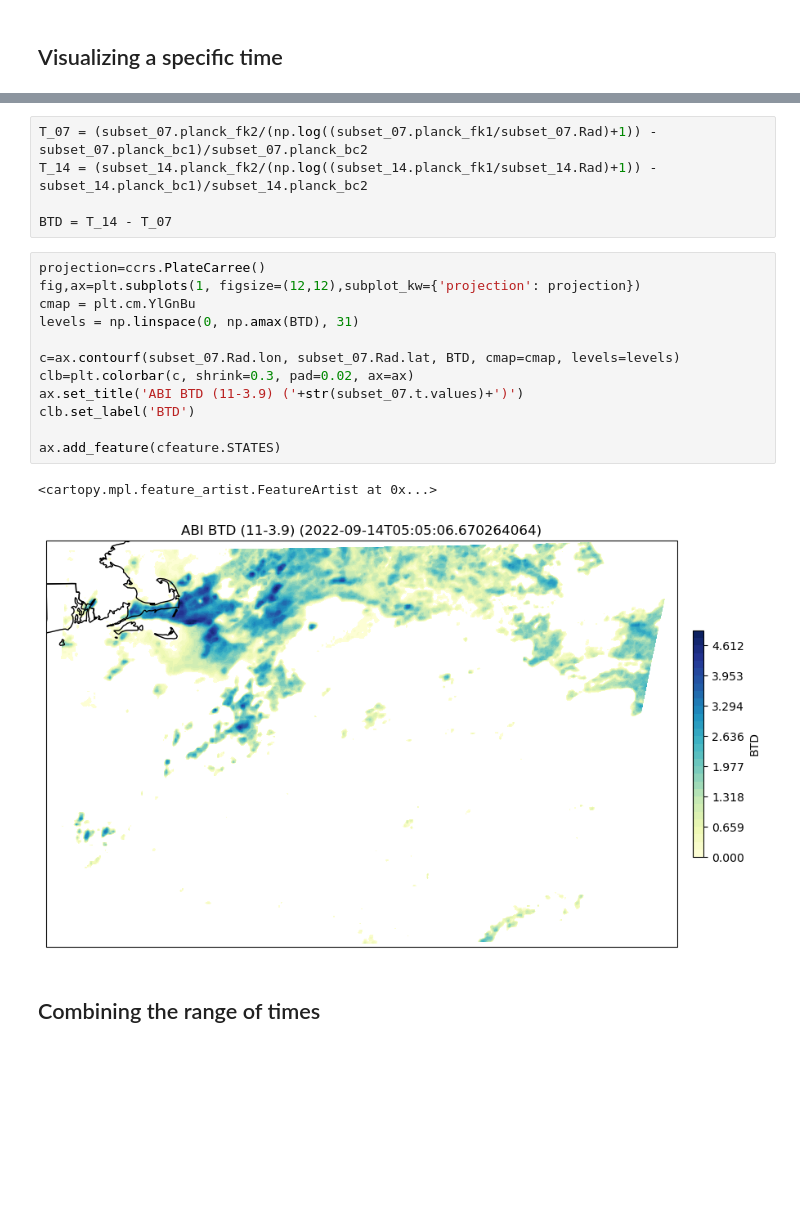
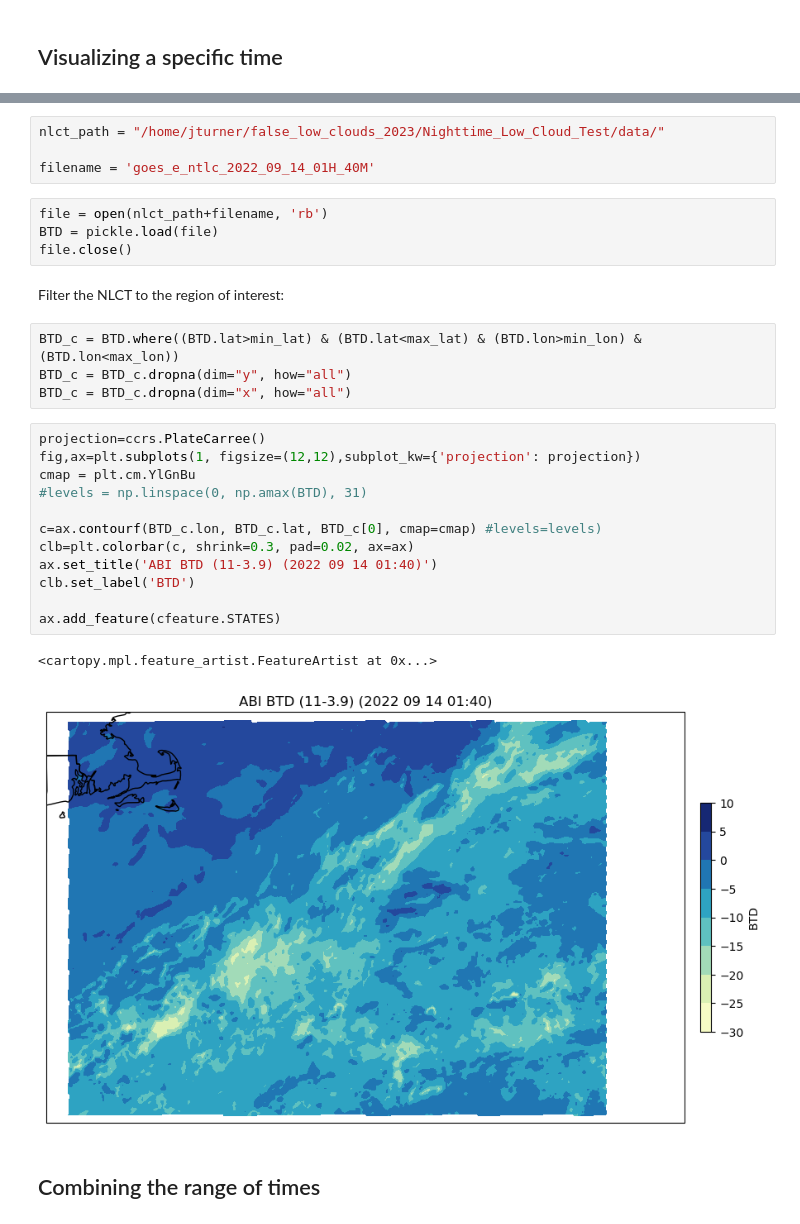
Before and after one commit to jesseturner/FalseLowClouds, a Jupyter notebook: Static_Features/Static_Features_ABI.ipynb, the cells around one changed output, grey strips where cells are left out. Drawn from its saved outputs; the diff is of its cells as text; blank space fills up the shorter version.

Commit message:
New processing of ABI data

```diff
--- a/Static_Features/Static_Features_ABI.ipynb
+++ b/Static_Features/Static_Features_ABI.ipynb
@@ -109,23 +27,32 @@ $$
-# %%
-T_07 = (subset_07.planck_fk2/(np.log((subset_07.planck_fk1/subset_07.Rad)+1)) - subset_07.planck_bc1)/subset_07.planck_bc2
-T_14 = (subset_14.planck_fk2/(np.log((subset_14.planck_fk1/subset_14.Rad)+1)) - subset_14.planck_bc1)/subset_14.planck_bc2
-
-BTD = T_14 - T_07
+# %%
+nlct_path = "/home/jturner/false_low_clouds_2023/Nighttime_Low_Cloud_Test/data/"
+
+filename = 'goes_e_ntlc_2022_09_14_01H_40M'
+# %%
+file = open(nlct_path+filename, 'rb')
+BTD = pickle.load(file)
+file.close()
+# %% [markdown]
+Filter the NLCT to the region of interest:
+# %%
+BTD_c = BTD.where((BTD.lat>min_lat) & (BTD.lat<max_lat) & (BTD.lon>min_lon) & (BTD.lon<max_lon))
+BTD_c = BTD_c.dropna(dim="y", how="all")
+BTD_c = BTD_c.dropna(dim="x", how="all")
 # %%
 projection=ccrs.PlateCarree()
 fig,ax=plt.subplots(1, figsize=(12,12),subplot_kw={'projection': projection})
 cmap = plt.cm.YlGnBu
-levels = np.linspace(0, np.amax(BTD), 31)
+#levels = np.linspace(0, np.amax(BTD), 31)
 
-c=ax.contourf(subset_07.Rad.lon, subset_07.Rad.lat, BTD, cmap=cmap, levels=levels)
+c=ax.contourf(BTD_c.lon, BTD_c.lat, BTD_c[0], cmap=cmap) #levels=levels)
 clb=plt.colorbar(c, shrink=0.3, pad=0.02, ax=ax)
-ax.set_title('ABI BTD (11-3.9) ('+str(subset_07.t.values)+')')
+ax.set_title('ABI BTD (11-3.9) (2022 09 14 01:40)')
 clb.set_label('BTD')
 
 ax.add_feature(cfeature.STATES)
 # %% [output]
 <cartopy.mpl.feature_artist.FeatureArtist at 0x...>
-[figure, old version]
+[figure, new version]
 # %% [markdown]
 ## Combining the range of times
 # %%
```
Also changed, not shown: parts of 14 cells of this notebook, 4 other files.
